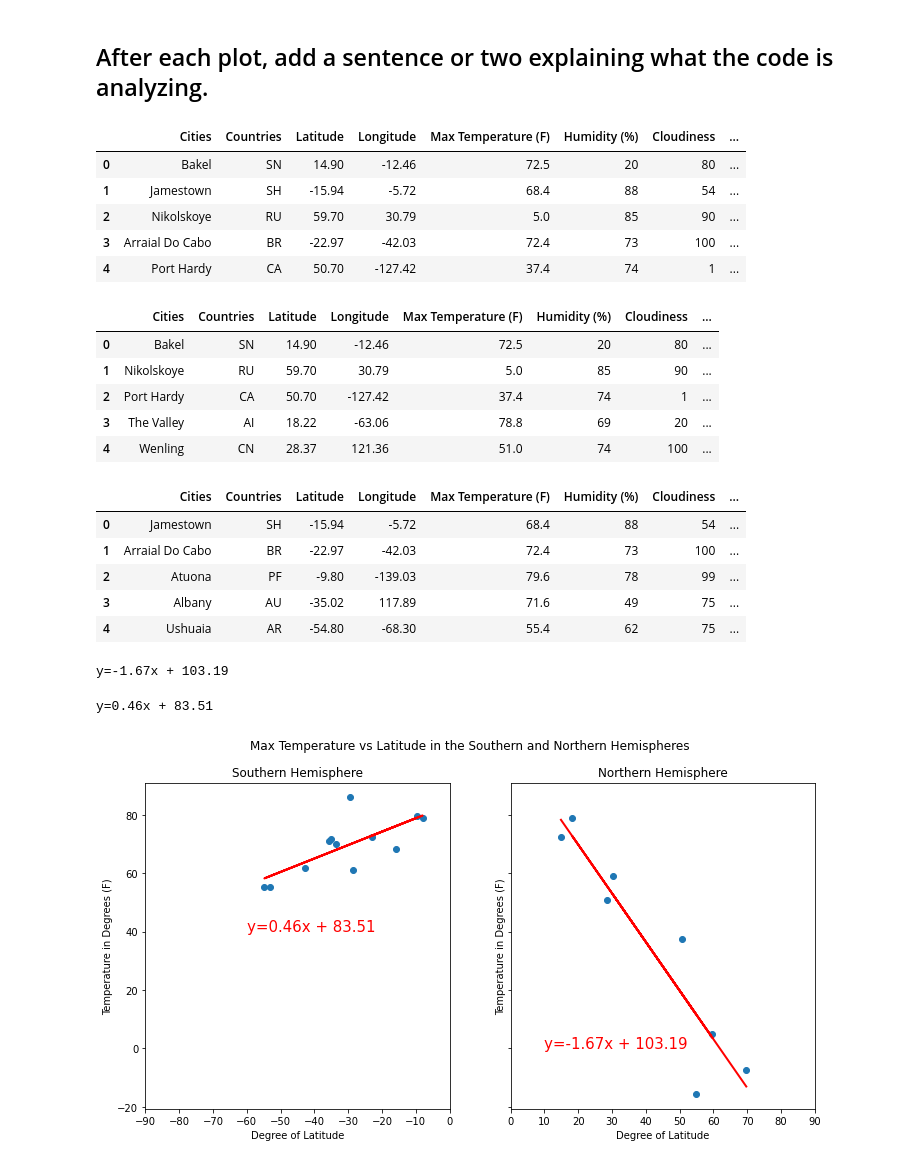
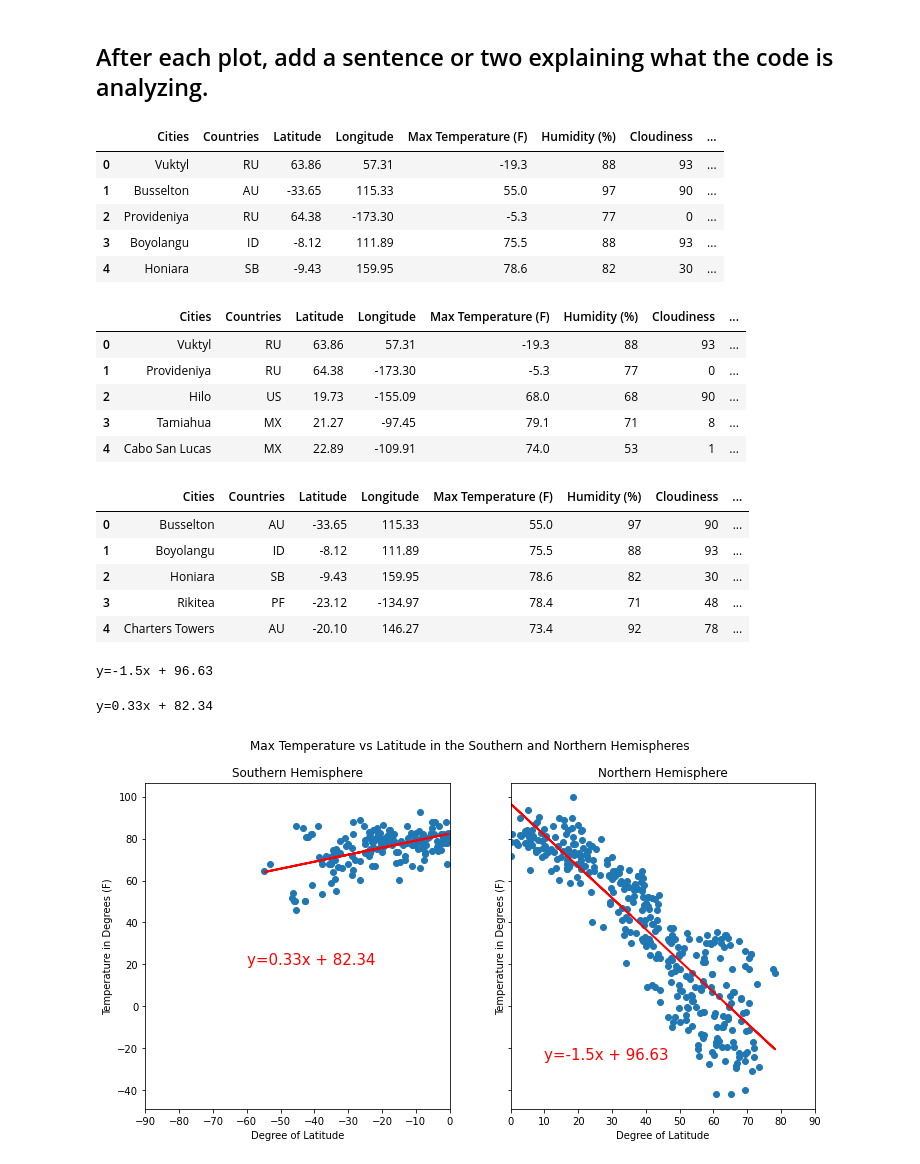
Before and after one commit to swdrich/python-api-challenge, a Jupyter notebook: WeatherPy/WeatherPy.ipynb, the cells around one changed output. Cells and saved outputs as stored; diff of their text form; code cells hidden in the pictures.

```diff
--- a/WeatherPy/WeatherPy.ipynb
+++ b/WeatherPy/WeatherPy.ipynb
@@ -21,8 +21,8 @@ import time   #used for time.sleep
 lats = []
 longs = []
 
-lats = np.random.uniform(-90, 90, 25)
-longs = np.random.uniform(-180, 180, 25)
+lats = np.random.uniform(-90, 90, 1500)
+longs = np.random.uniform(-180, 180, 1500)
 
 #print(lats)
 #print(longs)
@@ -307,11 +309,11 @@ weather_df["Hemisphere"] = pd.cut(weather_df["Latitude"], bins=bins, labels=labe
 weather_df.head()
 # %% [output]
 |  | Cities | Countries | Latitude | Longitude | Max Temperature (F) | Humidity (%) | Cloudiness | ... |
-| 0 | Bakel | SN | 14.90 | -12.46 | 72.5 | 20 | 80 | ... |
-| 1 | Jamestown | SH | -15.94 | -5.72 | 68.4 | 88 | 54 | ... |
-| 2 | Nikolskoye | RU | 59.70 | 30.79 | 5.0 | 85 | 90 | ... |
-| 3 | Arraial Do Cabo | BR | -22.97 | -42.03 | 72.4 | 73 | 100 | ... |
-| 4 | Port Hardy | CA | 50.70 | -127.42 | 37.4 | 74 | 1 | ... |
+| 0 | Vuktyl | RU | 63.86 | 57.31 | -19.3 | 88 | 93 | ... |
+| 1 | Busselton | AU | -33.65 | 115.33 | 55.0 | 97 | 90 | ... |
+| 2 | Provideniya | RU | 64.38 | -173.30 | -5.3 | 77 | 0 | ... |
+| 3 | Boyolangu | ID | -8.12 | 111.89 | 75.5 | 88 | 93 | ... |
+| 4 | Honiara | SB | -9.43 | 159.95 | 78.6 | 82 | 30 | ... |
 # %%
 # Split data into two frames, one for each hemisphere
 
@@ -320,11 +322,11 @@ weather_north_df.reset_index(inplace=True, drop=True)
 weather_north_df.head()
 # %% [output]
 |  | Cities | Countries | Latitude | Longitude | Max Temperature (F) | Humidity (%) | Cloudiness | ... |
-| 0 | Bakel | SN | 14.90 | -12.46 | 72.5 | 20 | 80 | ... |
-| 1 | Nikolskoye | RU | 59.70 | 30.79 | 5.0 | 85 | 90 | ... |
-| 2 | Port Hardy | CA | 50.70 | -127.42 | 37.4 | 74 | 1 | ... |
-| 3 | The Valley | AI | 18.22 | -63.06 | 78.8 | 69 | 20 | ... |
-| 4 | Wenling | CN | 28.37 | 121.36 | 51.0 | 74 | 100 | ... |
+| 0 | Vuktyl | RU | 63.86 | 57.31 | -19.3 | 88 | 93 | ... |
+| 1 | Provideniya | RU | 64.38 | -173.30 | -5.3 | 77 | 0 | ... |
+| 2 | Hilo | US | 19.73 | -155.09 | 68.0 | 68 | 90 | ... |
+| 3 | Tamiahua | MX | 21.27 | -97.45 | 79.1 | 71 | 8 | ... |
+| 4 | Cabo San Lucas | MX | 22.89 | -109.91 | 74.0 | 53 | 1 | ... |
 # %%
 # Same for southern hemisphere
 
@@ -333,11 +335,11 @@ weather_south_df.reset_index(inplace=True, drop=True)
 weather_south_df.head()
 # %% [output]
 |  | Cities | Countries | Latitude | Longitude | Max Temperature (F) | Humidity (%) | Cloudiness | ... |
-| 0 | Jamestown | SH | -15.94 | -5.72 | 68.4 | 88 | 54 | ... |
-| 1 | Arraial Do Cabo | BR | -22.97 | -42.03 | 72.4 | 73 | 100 | ... |
-| 2 | Atuona | PF | -9.80 | -139.03 | 79.6 | 78 | 99 | ... |
-| 3 | Albany | AU | -35.02 | 117.89 | 71.6 | 49 | 75 | ... |
-| 4 | Ushuaia | AR | -54.80 | -68.30 | 55.4 | 62 | 75 | ... |
+| 0 | Busselton | AU | -33.65 | 115.33 | 55.0 | 97 | 90 | ... |
+| 1 | Boyolangu | ID | -8.12 | 111.89 | 75.5 | 88 | 93 | ... |
+| 2 | Honiara | SB | -9.43 | 159.95 | 78.6 | 82 | 30 | ... |
+| 3 | Rikitea | PF | -23.12 | -134.97 | 78.4 | 71 | 48 | ... |
+| 4 | Charters Towers | AU | -20.10 | 146.27 | 73.4 | 92 | 78 | ... |
 # %%
 # Northern Hemisphere - Temperature (F) vs. Latitude
 # Southern Hemisphere - Temperature (F) vs. Latitude
@@ -352,7 +354,7 @@ regress_n = xn * slope_n + intercept_n
 line_eq_n = "y=" + str(round(slope_n,2)) + "x + " + str(round(intercept_n,2))
 print(line_eq_n)
 # %% [output]
-y=-1.67x + 103.19
+y=-1.5x + 96.63
 # %%
 #define values for southern hemisphere
 xs = weather_south_df["Latitude"]
@@ -364,25 +366,25 @@ regress_s = xs * slope_s + intercept_s
 line_eq_s = "y=" + str(round(slope_s,2)) + "x + " + str(round(intercept_s,2))
 print(line_eq_s)
 # %% [output]
-y=0.46x + 83.51
+y=0.33x + 82.34
 # %%
 fig, (ax1, ax2) = plt.subplots(1, 2, sharey=True, figsize=(12,6))
 fig.suptitle('Max Temperature vs Latitude in the Southern and Northern Hemispheres')
 ax1.scatter(xs, ys)
 ax1.set_xlim(left=-90, right=0)
 ax1.set_title("Southern Hemisphere")
 ax1.set(xlabel= "Degree of Latitude", ylabel="Temperature in Degrees (F)")
 ax1.plot(xs, regress_s, color='red', linewidth=2)
-ax1.annotate(line_eq_s, (-60,40), fontsize=15, color="red")
+ax1.annotate(line_eq_s, (-60,20), fontsize=15, color="red")
 ax2.scatter(xn, yn)
 ax2.set_xlim(left=0, right=90)
 ax2.set_title("Northern Hemisphere")
 ax2.set(xlabel= "Degree of Latitude", ylabel="Temperature in Degrees (F)")
 ax2.plot(xn, regress_n, color="red", linewidth=2)
-ax2.annotate(line_eq_n, (10,0), fontsize=15, color="red")
+ax2.annotate(line_eq_n, (10,-25), fontsize=15, color="red")
 plt.show()
 # %% [output]
-[figure, old version]
+[figure, new version]
 # %%
 print(f'The r-value of the southern hemisphere is {round(rvalue_s,5)} and the r-value of the northern hemisphere is {round(rvalue_n,5)}.')
 # %% [output]
```
Also changed, not shown: parts of 25 cells of this notebook, 2 other files.
